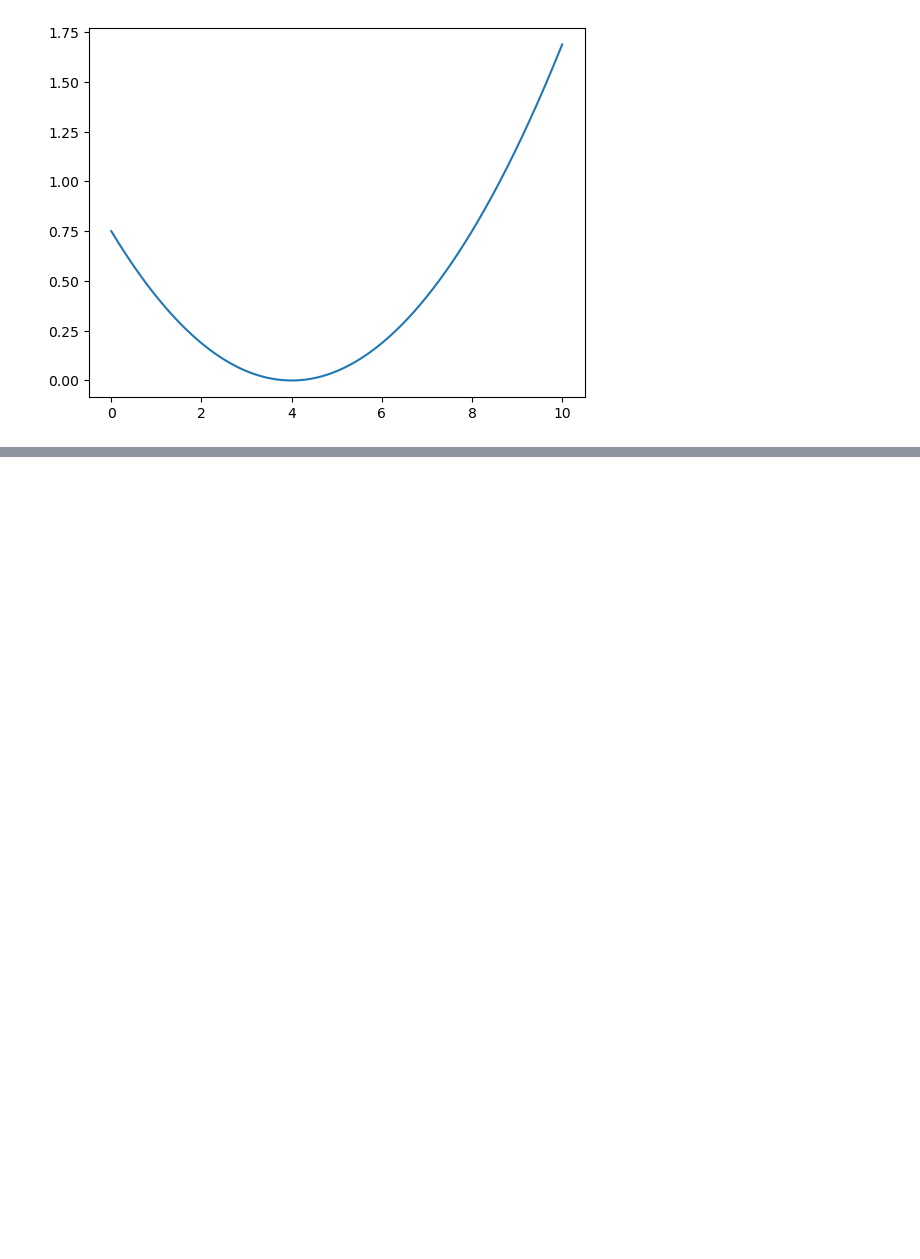
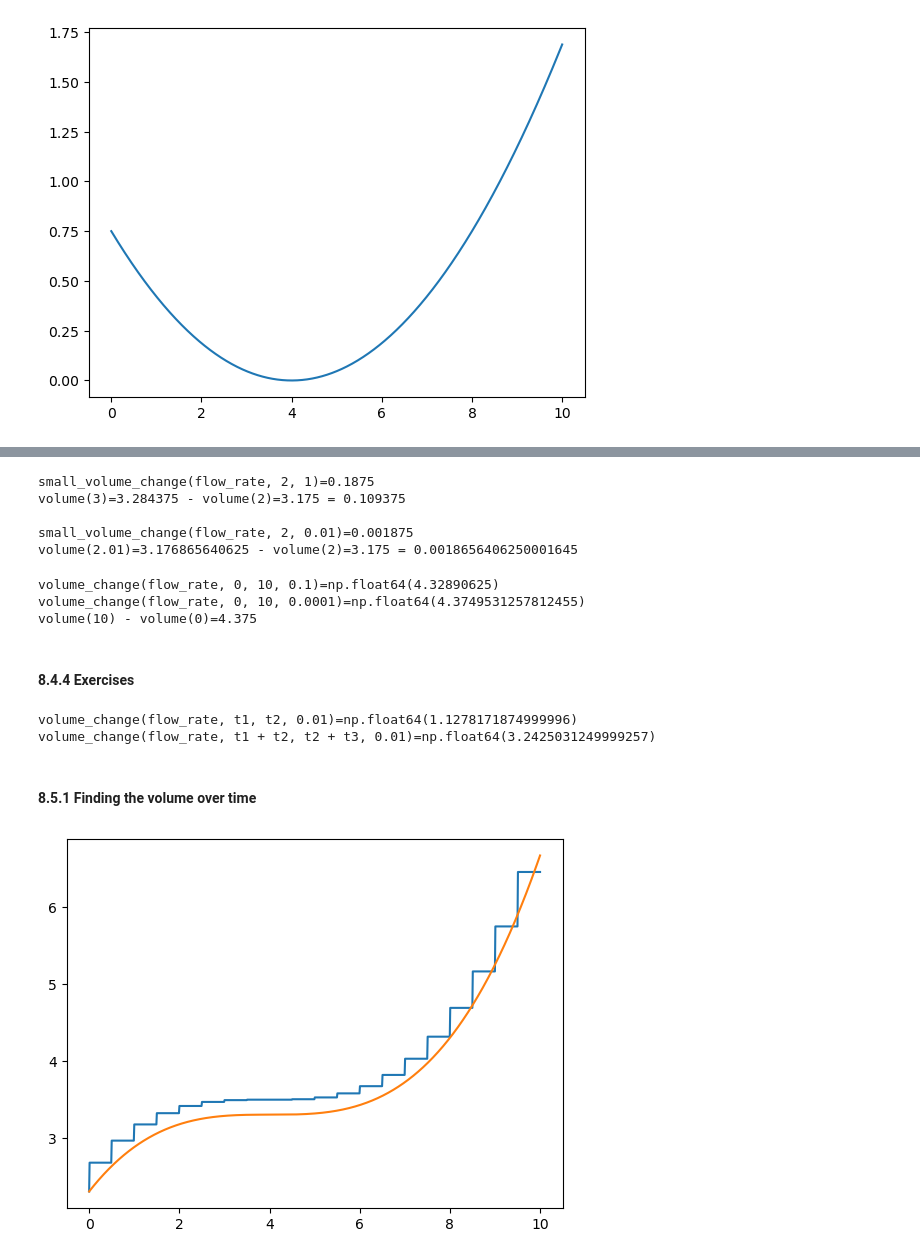
Before and after one commit to quinnphil/math-for-programmers, a Jupyter notebook: C08/C08 - Calculating average flow rate from volume.ipynb, the cells around one changed output, grey strips where cells are left out. Saved outputs shown, nothing was run; the diff lists cells and outputs as text; code cells hidden in the pictures; blank space fills up the shorter version.

```diff
--- a/C08/C08 - Calculating average flow rate from volume.ipynb
+++ b/C08/C08 - Calculating average flow rate from volume.ipynb
@@ -243,0 +246,56 @@ plot_function(get_flow_rate_function(volume), 0, 10)
+# %%
+def small_volume_change(q, t, dt):
+    return q(t) * dt
+
+print(f"{small_volume_change(flow_rate, 2, 1)=}")
+print(f"{volume(3)=} - {volume(2)=} = {volume(3) - volume(2)}")
+print()
+print(f"{small_volume_change(flow_rate, 2, 0.01)=}")
+print(f"{volume(2.01)=} - {volume(2)=} = {volume(2.01) - volume(2)}")
+# %% [output]
+small_volume_change(flow_rate, 2, 1)=0.1875
+volume(3)=3.284375 - volume(2)=3.175 = 0.109375
+
+small_volume_change(flow_rate, 2, 0.01)=0.001875
+volume(2.01)=3.176865640625 - volume(2)=3.175 = 0.0018656406250001645
+# %%
+def volume_change(q, t1, t2, dt):
+    return sum(small_volume_change(q, t, dt) for t in np.arange(t1, t2, dt))
+
+print(f"{volume_change(flow_rate, 0, 10, 0.1)=}")
+print(f"{volume_change(flow_rate, 0, 10, 0.0001)=}")
+print(f"{volume(10) - volume(0)=}")
+# %% [output]
+volume_change(flow_rate, 0, 10, 0.1)=np.float64(4.32890625)
+volume_change(flow_rate, 0, 10, 0.0001)=np.float64(4.3749531257812455)
+volume(10) - volume(0)=4.375
+# %% [markdown]
+#### 8.4.4 Exercises
+# %%
+##### Exercise 8.9
+t1 = 0
+t2 = 6
+t3 = 4
+
+# first 6 hours
+print(f"{volume_change(flow_rate, t1, t2, 0.01)=}")
+# last 6 hours
+print(f"{volume_change(flow_rate, t1 + t2, t2 + t3, 0.01)=}")
+# %% [output]
+volume_change(flow_rate, t1, t2, 0.01)=np.float64(1.1278171874999996)
+volume_change(flow_rate, t1 + t2, t2 + t3, 0.01)=np.float64(3.2425031249999257)
+# %% [markdown]
+#### 8.5.1 Finding the volume over time
+# %%
+def approximate_volume(q, v0, dt, T):
+    return v0 + volume_change(q, 0, T, dt)
+
+def approximate_volume_function(q, v0, dt):
+    def volume_function(T):
+        return approximate_volume(q, v0, dt, T)
+    return volume_function
+
+plot_function(approximate_volume_function(flow_rate, 2.3, 0.5), 0, 10)
+plot_function(volume, 0, 10)
+# %% [output]
+[figure, added]
```
Also changed, not shown: parts of 3 cells of this notebook, 1 other file.
